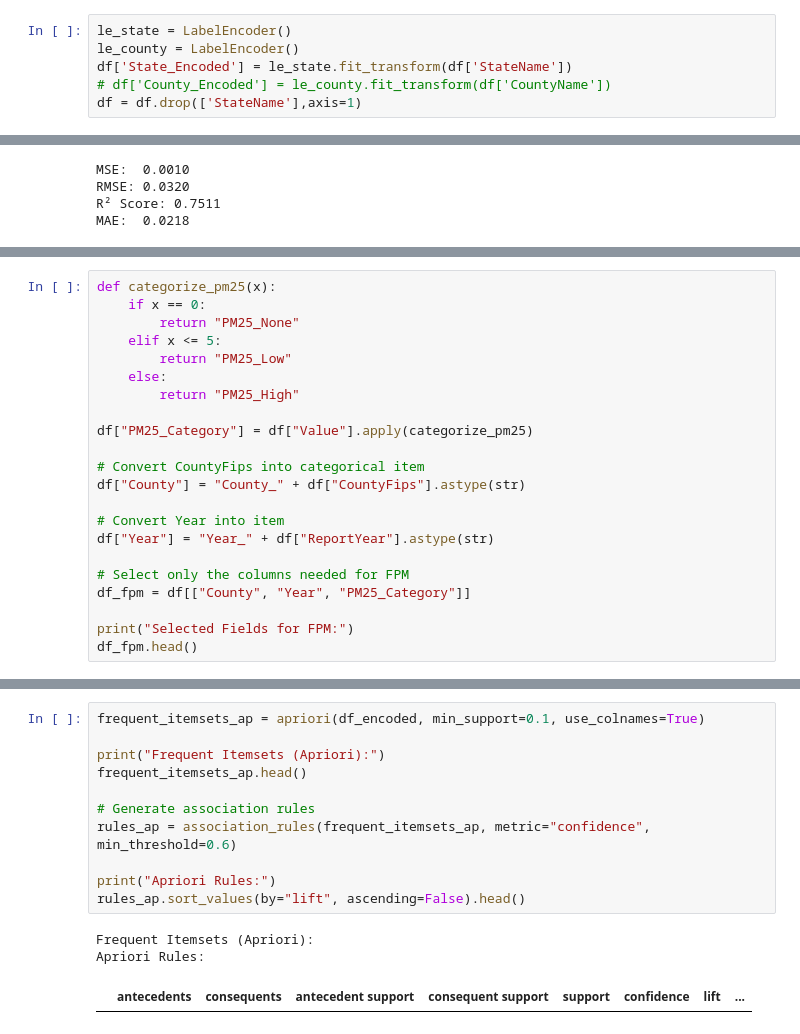
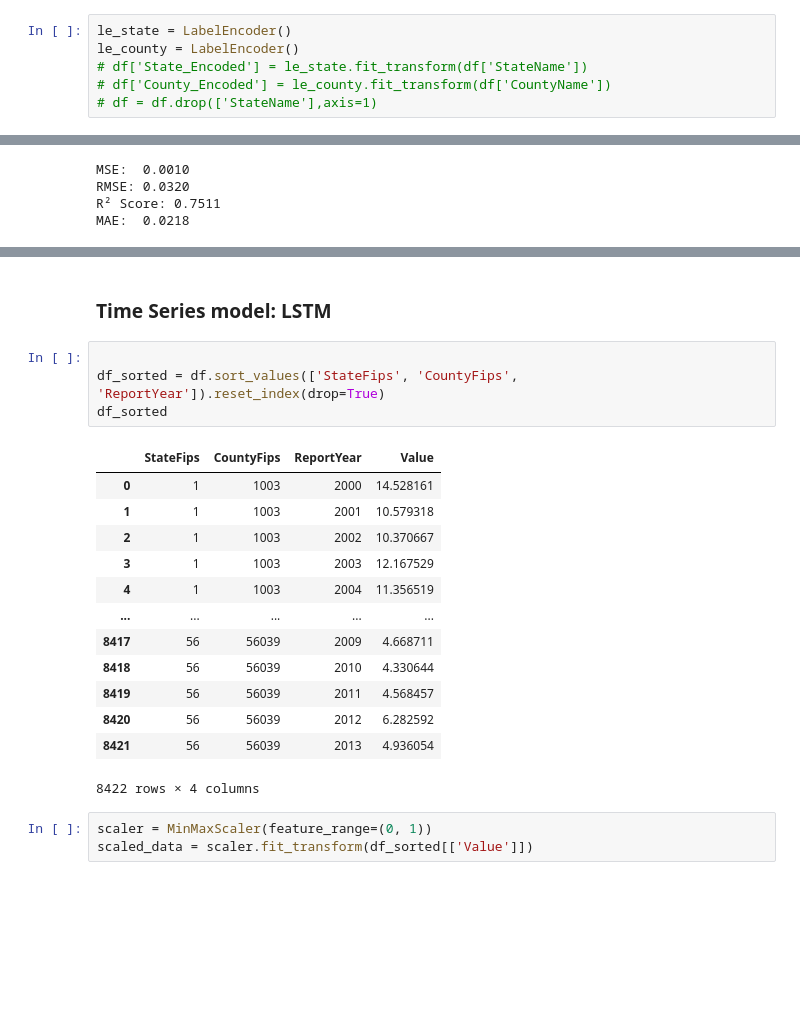
Before and after one commit to NickStrain/Air-Quality-Index-Data-Mining-Project-, a Jupyter notebook: model_implementation.ipynb, the cells around one changed output, grey strips where cells are left out. Saved outputs shown, nothing was run; the diff lists cells and outputs as text; blank space fills up the shorter version.

```diff
--- a/model_implementation.ipynb
+++ b/model_implementation.ipynb
@@ -149,9 +137,9 @@ df['AQI_Category'] = df['Value'].apply(categorize_aqi)
 # %%
 le_state = LabelEncoder()
 le_county = LabelEncoder()
-df['State_Encoded'] = le_state.fit_transform(df['StateName'])
+# df['State_Encoded'] = le_state.fit_transform(df['StateName'])
 # df['County_Encoded'] = le_county.fit_transform(df['CountyName'])
-df = df.drop(['StateName'],axis=1)
+# df = df.drop(['StateName'],axis=1)
 # %%
 scaler = MinMaxScaler()
 df['Value_scaled'] = scaler.fit_transform(df[['Value']])
@@ -266,22 +269,0 @@ PatsyError: model is missing required outcome variables
-# %%
-def categorize_pm25(x):
-    if x == 0:
-        return "PM25_None"
-    elif x <= 5:
-        return "PM25_Low"
-    else:
-        return "PM25_High"
-
-df["PM25_Category"] = df["Value"].apply(categorize_pm25)
-
-# Convert CountyFips into categorical item
-df["County"] = "County_" + df["CountyFips"].astype(str)
-
-# Convert Year into item
-df["Year"] = "Year_" + df["ReportYear"].astype(str)
-
-# Select only the columns needed for FPM
-df_fpm = df[["County", "Year", "PM25_Category"]]
-
-print("Selected Fields for FPM:")
-df_fpm.head()
@@ -328,15 +270,23 @@ One-Hot Encoded Data:
-# %%
-frequent_itemsets_ap = apriori(df_encoded, min_support=0.1, use_colnames=True)
-
-print("Frequent Itemsets (Apriori):")
-frequent_itemsets_ap.head()
-
-# Generate association rules
-rules_ap = association_rules(frequent_itemsets_ap, metric="confidence", min_threshold=0.6)
-
-print("Apriori Rules:")
-rules_ap.sort_values(by="lift", ascending=False).head()
-# %% [output]
-Frequent Itemsets (Apriori):
-Apriori Rules:
-|  | antecedents | consequents | antecedent support | consequent support | support | confidence | lift | ... |
+# %% [markdown]
+### Time Series model: LSTM
+# %%
+
+df_sorted = df.sort_values(['StateFips', 'CountyFips', 'ReportYear']).reset_index(drop=True)
+df_sorted
+# %% [output]
+|  | StateFips | CountyFips | ReportYear | Value |
+| 0 | 1 | 1003 | 2000 | 14.528161 |
+| 1 | 1 | 1003 | 2001 | 10.579318 |
+| 2 | 1 | 1003 | 2002 | 10.370667 |
+| 3 | 1 | 1003 | 2003 | 12.167529 |
+| 4 | 1 | 1003 | 2004 | 11.356519 |
+| ... | ... | ... | ... | ... |
+| 8417 | 56 | 56039 | 2009 | 4.668711 |
+| 8418 | 56 | 56039 | 2010 | 4.330644 |
+| 8419 | 56 | 56039 | 2011 | 4.568457 |
+| 8420 | 56 | 56039 | 2012 | 6.282592 |
+| 8421 | 56 | 56039 | 2013 | 4.936054 |
+8422 rows × 4 columns
+# %%
+scaler = MinMaxScaler(feature_range=(0, 1))
+scaled_data = scaler.fit_transform(df_sorted[['Value']])
```
Also changed, not shown: parts of 18 cells of this notebook, 2 other files.
